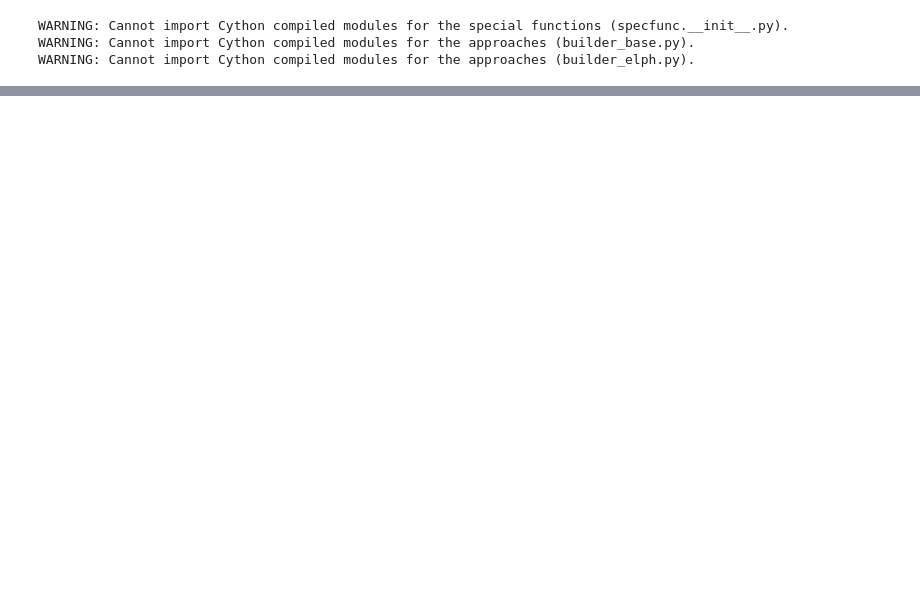
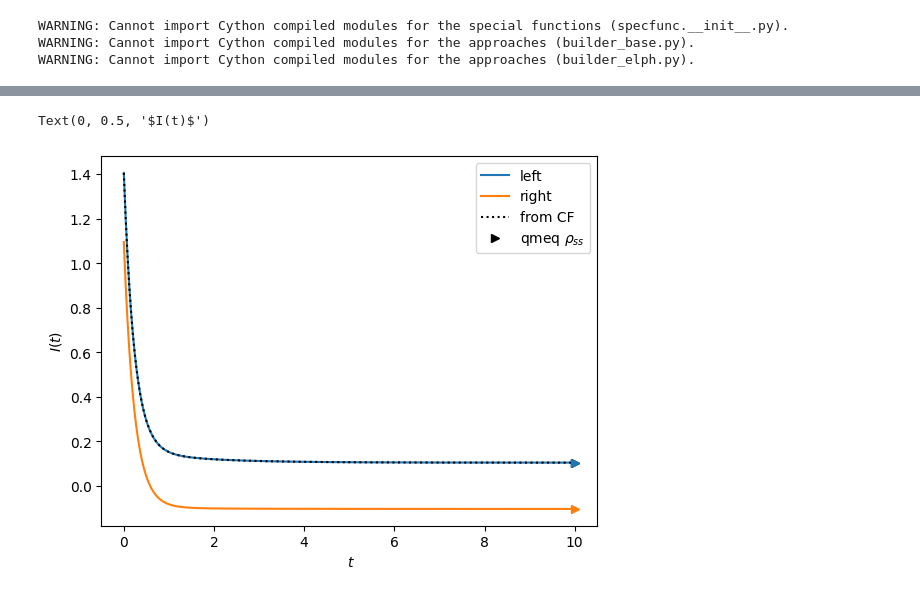
Before and after one commit to myIntSet/thermoelectrics, a Jupyter notebook: time evolution/example_tutorial.ipynb, the cells around one changed output, grey strips where cells are left out. Cells and saved outputs as stored; diff of their text form; code cells hidden in the pictures; blank space fills up the shorter version.

```diff
--- a/time evolution/example_tutorial.ipynb
+++ b/time evolution/example_tutorial.ipynb
@@ -62,0 +69,9 @@ sys.solve()
+# %%
+# calculate eigenvalues, left and right eigenvalues
+eval_j, left_ev, right_ev = eig(liouvillian, left = True)
+
+# sort eigenvalues/eigenvectors
+idx = eval_j.argsort()[::-1]
+eval_j = eval_j[idx]
+left_ev = left_ev[:,idx]
+right_ev = right_ev[:,idx]
@@ -62,0 +211,19 @@ sys.solve()
+# %%
+#plotting particle current
+
+plt.plot(ti_array,IL_t_qmeq , label = 'left')
+plt.plot(ti_array, IR_t_qmeq ,label = 'right')
+plt.plot(ti_array[-1], (I_ss[1] + I_ss[3]), '>', color = 'C1' , )
+
+plt.plot(ti_array, I_t_CF, ':', color = 'black', label = r'from CF')
+
+plt.plot(ti_array[-1], I_ss[0] + I_ss[2],'>',color = 'black', label = r'qmeq $\rho_{ss}$')
+plt.plot(ti_array[-1], I_ss[0] + I_ss[2], '>', color = 'C0', )
+
+plt.legend()
+
+plt.xlabel(r' $t$')
+plt.ylabel(r'$I(t)$')
+# %% [output]
+Text(0, 0.5, '$I(t)$')
+[figure, added]
```
Also changed, not shown: parts of 8 cells of this notebook, 5 other files.
